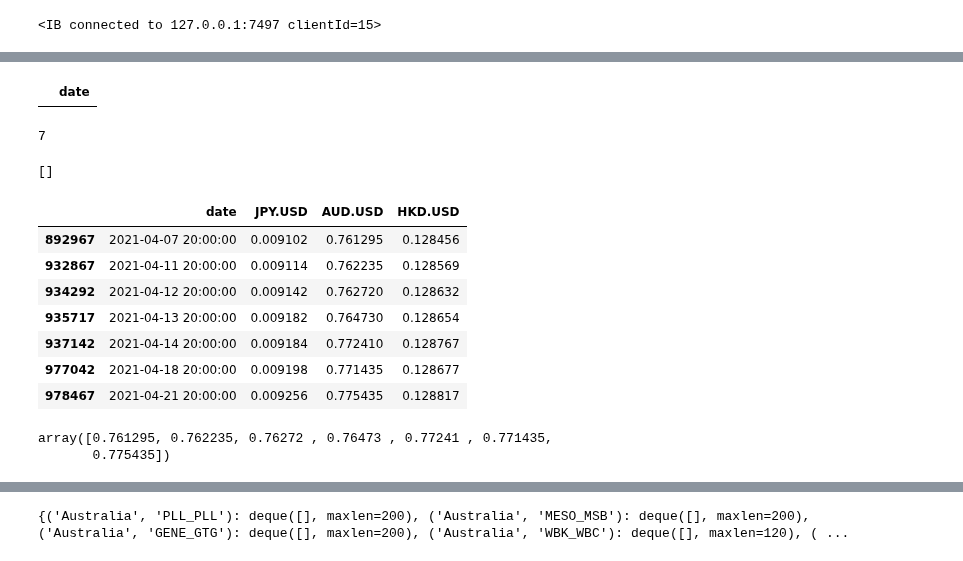
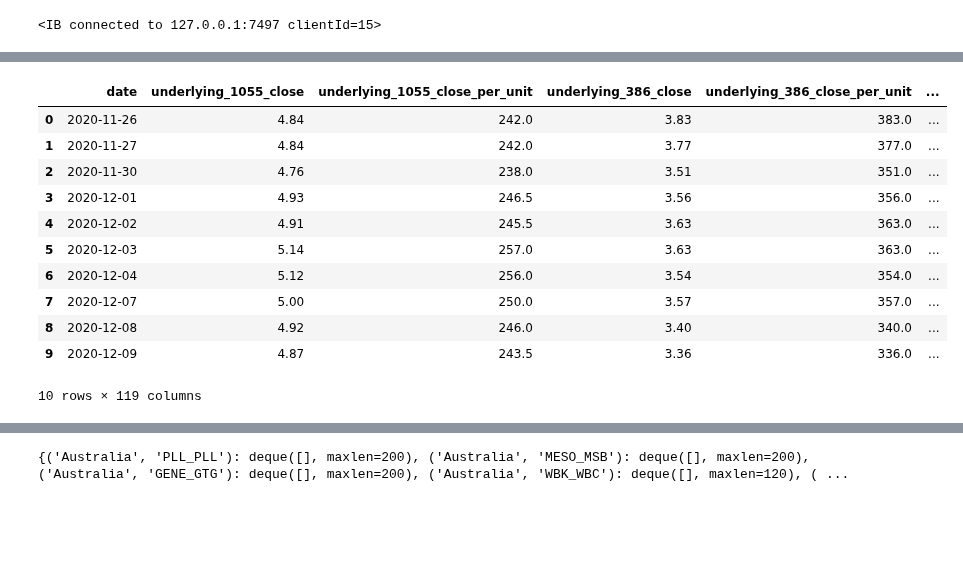
Before and after one commit to jh-lor/ADRPairsTrading, a Jupyter notebook: Live Trading Implementation.ipynb, the cells around one changed output, grey strips where cells are left out. Saved outputs shown, nothing was run; the diff lists cells and outputs as text; code cells hidden in the pictures; blank space fills up the shorter version.

```diff
--- a/Live Trading Implementation.ipynb
+++ b/Live Trading Implementation.ipynb
@@ -189,28 +402,15 @@ aus_opens
 # %%
-df_global
+df_global.head(10)
 # %% [output]
-|  | date |
+|  | date | underlying_1055_close | underlying_1055_close_per_unit | underlying_386_close | underlying_386_close_per_unit | ... |
+| 0 | 2020-11-26 | 4.84 | 242.0 | 3.83 | 383.0 | ... |
+| 1 | 2020-11-27 | 4.84 | 242.0 | 3.77 | 377.0 | ... |
+| 2 | 2020-11-30 | 4.76 | 238.0 | 3.51 | 351.0 | ... |
+| 3 | 2020-12-01 | 4.93 | 246.5 | 3.56 | 356.0 | ... |
+| 4 | 2020-12-02 | 4.91 | 245.5 | 3.63 | 363.0 | ... |
+| 5 | 2020-12-03 | 5.14 | 257.0 | 3.63 | 363.0 | ... |
+| 6 | 2020-12-04 | 5.12 | 256.0 | 3.54 | 354.0 | ... |
+| 7 | 2020-12-07 | 5.00 | 250.0 | 3.57 | 357.0 | ... |
+| 8 | 2020-12-08 | 4.92 | 246.0 | 3.40 | 340.0 | ... |
+| 9 | 2020-12-09 | 4.87 | 243.5 | 3.36 | 336.0 | ... |
+10 rows × 119 columns
-# %%
-len(df_forex[df_forex["date"].isin([AUS_opening(datetime.combine(x, time(0,0))) for x in df_global["date"]])]["AUD.USD"])
-# %% [output]
-7
-# %%
-[AUS_opening(datetime.combine(x, time(0,0))) for x in df_global["date"]]
-# %% [output]
-[]
-# %%
-df_forex[df_forex["date"].isin([AUS_opening(datetime.combine(x, time(0,0))) for x in df_global["date"]])]
-# %% [output]
-|  | date | JPY.USD | AUD.USD | HKD.USD |
-| 892967 | 2021-04-07 20:00:00 | 0.009102 | 0.761295 | 0.128456 |
-| 932867 | 2021-04-11 20:00:00 | 0.009114 | 0.762235 | 0.128569 |
-| 934292 | 2021-04-12 20:00:00 | 0.009142 | 0.762720 | 0.128632 |
-| 935717 | 2021-04-13 20:00:00 | 0.009182 | 0.764730 | 0.128654 |
-| 937142 | 2021-04-14 20:00:00 | 0.009184 | 0.772410 | 0.128767 |
-| 977042 | 2021-04-18 20:00:00 | 0.009198 | 0.771435 | 0.128677 |
-| 978467 | 2021-04-21 20:00:00 | 0.009256 | 0.775435 | 0.128817 |
-# %%
-np.array(df_forex[df_forex["date"].isin([AUS_opening(datetime.combine(x, time(0,0))) for x in df_global["date"]])]["AUD.USD"])
-# %% [output]
-array([0.761295, 0.762235, 0.76272 , 0.76473 , 0.77241 , 0.771435,
-       0.775435])
```
Also changed, not shown: parts of 20 cells of this notebook.
